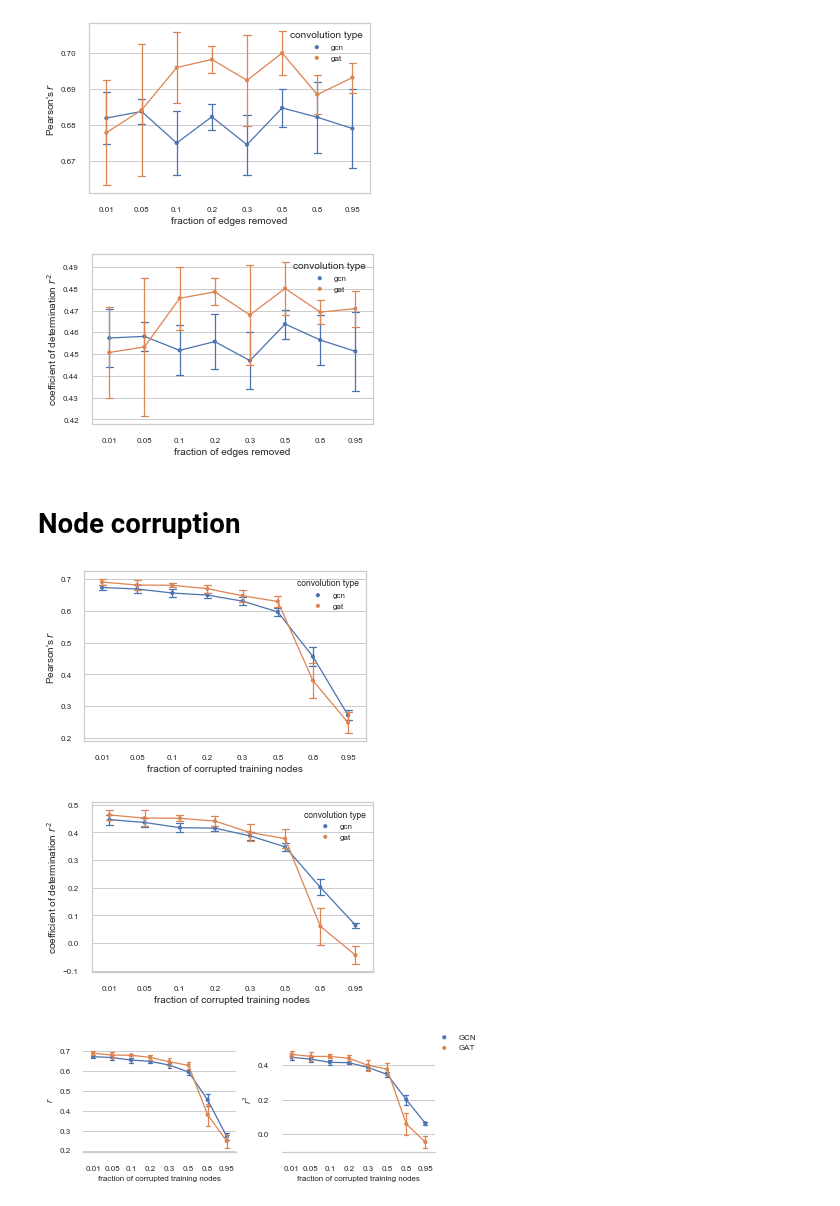
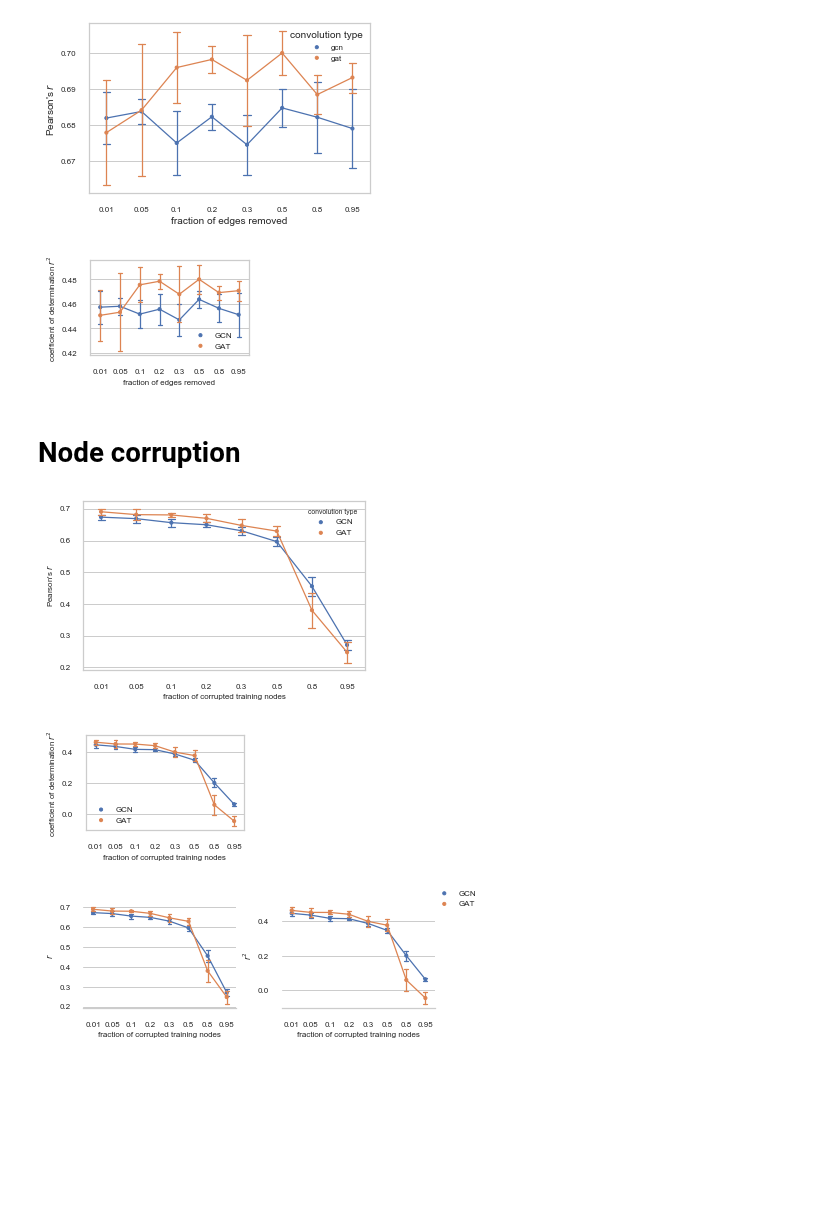
Before and after one commit to kamilest/brain-age-gnn, a Jupyter notebook: notebooks/model_selection.ipynb, the cells around one changed output. Drawn from its saved outputs; the diff is of its cells as text; code cells hidden in the pictures; blank space fills up the shorter version.

```diff
--- a/notebooks/model_selection.ipynb
+++ b/notebooks/model_selection.ipynb
@@ -8,7 +8,7 @@ import seaborn as sns
 import matplotlib
 import matplotlib.pyplot as plt
 # %%
-def set_size(width='thesis', fraction=1, subplots=(1, 1)):
+def set_size(width='thesis', fraction=0.5, subplots=(1, 1)):
     """ Set figure dimensions to avoid scaling in LaTeX.
 
     Parameters
@@ -54,9 +54,9 @@ plt.style.use('seaborn')
 nice_fonts = {
         # Use LaTeX to write all text
         "text.usetex": False,
-        "font.sans-serif": "Arial", # Google drawings font
-        "font.family": "sans-serif",
-#         "font.serif": "Computer Modern Roman",
+#         "font.sans-serif": "Times New Roman", # Google drawings font
+        "font.family": "serif",
+        "font.serif": ['Times New Roman'] + plt.rcParams['font.serif'],
         # Use 10pt font in plots, to match 10pt font in document
         "axes.labelsize": 8,
         "font.size": 8,
@@ -559,17 +563,17 @@ plt.savefig('figs/edge_noise_r.pdf', bbox_inches='tight', pad_inches=0.1)
 # %% [output]
 [figure]
 # %%
-fig, ax = plt.subplots(figsize=set_size(fraction=0.8))
+fig, ax = plt.subplots(figsize=set_size(fraction=0.45))
 ax = sns.pointplot(x="noise_p", y="value", hue="conv_type", data=df_noise[(df_noise['noise_type']=='edge') & (df_noise['metric_type'] == 'r2')], capsize=.2, ci="sd", ax=ax, legend=False)
-ax.legend_.set_title('convolution type')
+ax.legend_.set_title('')
 ax.set_xlabel('fraction of edges removed')
 ax.set_ylabel('coefficient of determination $r^2$')
 
-plt.legend(loc='upper right')
-ax.legend_.set_title('convolution type')
+plt.legend(bbox_to_anchor=(0.6, 0.325))
+ax.legend_.set_title('')
 plt.savefig('figs/edge_noise_r2.pdf', bbox_inches='tight', pad_inches=0.1)
 # %% [output]
-[figure, old version]
+[figure, new version]
 # %% [markdown]
 # Node corruption
 # %%
@@ -583,16 +587,16 @@ ax.set_ylabel('Pearson\'s $r$')
 # ax.legend_.set_title('convolution type')
 plt.savefig('figs/node_noise_r.pdf', bbox_inches='tight', pad_inches=0.1)
 # %% [output]
-[figure, old version]
+[figure, new version]
 # %%
-fig, ax = plt.subplots(figsize=set_size(fraction=0.8))
+fig, ax = plt.subplots(figsize=set_size(fraction=0.45))
 ax = sns.pointplot(x="noise_p", y="value", hue="conv_type", data=df_noise[(df_noise['noise_type']=='node-feature-permutation') & (df_noise['metric_type'] == 'r2')], capsize=.2, ci="sd", ax=ax)
-ax.legend_.set_title('convolution type')
+ax.legend_.set_title('')
 ax.set_xlabel('fraction of corrupted training nodes')
 ax.set_ylabel('coefficient of determination $r^2$')
 plt.savefig('figs/node_noise_r2.pdf', bbox_inches='tight', pad_inches=0.1)
 # %% [output]
-[figure, old version]
+[figure, new version]
 # %%
 fig, (ax1, ax2) = plt.subplots(1, 2, figsize=set_size(subplots=(1, 2)))
 plt.subplots_adjust(wspace=0.3)
```
Also changed, not shown: parts of 5 cells of this notebook, 8 other files.
